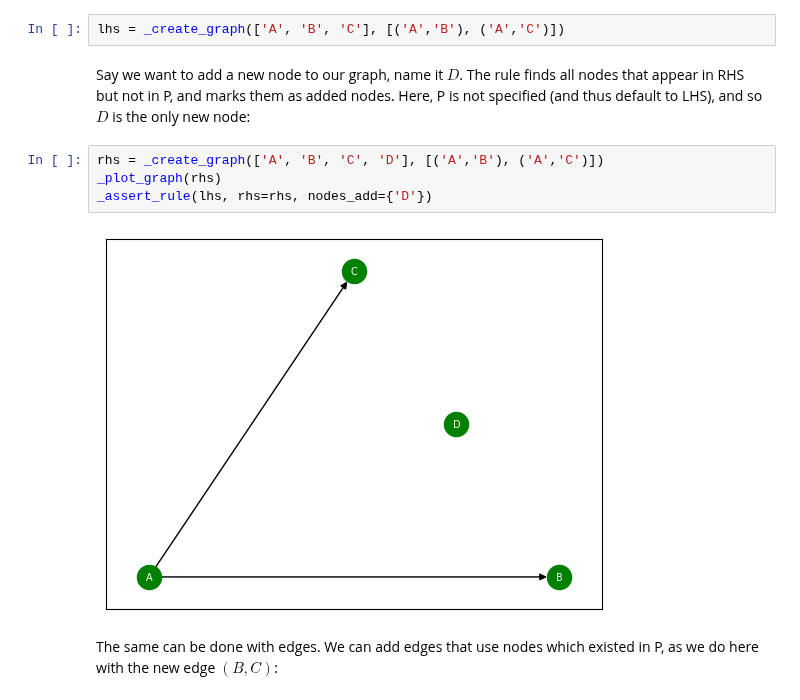
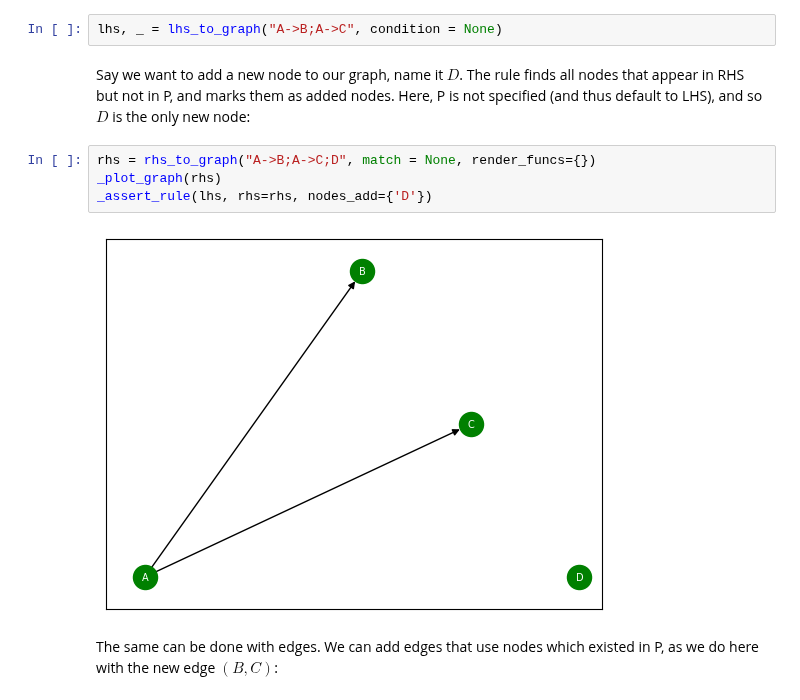
Before and after one commit to DeanLight/graph_rewrite, a Jupyter notebook: nbs/05_rules.ipynb, the cells around one changed output. Saved outputs shown, nothing was run; the diff lists cells and outputs as text.

```diff
--- a/nbs/05_rules.ipynb
+++ b/nbs/05_rules.ipynb
@@ -684,15 +681,15 @@ _assert_rule(lhs, p=p, nodes_clone={'B': {'B', 'B*1'}})
 # %% [markdown]
 We saw how we can use P to denote preservation, removal and cloning - with or without attributes - of LHS nodes. Up until now, RHS defaulted to a copy of P, denoting that we don't want to add anything to the graph. We will now overview the options RHS provides us. Begin by reseting LHS to be our initial, simple pattern without any attributes:
 # %%
-lhs = _create_graph(['A', 'B', 'C'], [('A','B'), ('A','C')])
+lhs, _ = lhs_to_graph("A->B;A->C", condition = None)
 # %% [markdown]
 Say we want to add a new node to our graph, name it $D$. The rule finds all nodes that appear in RHS but not in P, and marks them as added nodes. Here, P is not specified (and thus default to LHS), and so $D$ is the only new node:
 # %%
-rhs = _create_graph(['A', 'B', 'C', 'D'], [('A','B'), ('A','C')])
+rhs = rhs_to_graph("A->B;A->C;D", match = None, render_funcs={})
 _plot_graph(rhs)
 _assert_rule(lhs, rhs=rhs, nodes_add={'D'})
 # %% [output]
-[figure, old version]
+[figure, new version]
 # %% [markdown]
 The same can be done with edges. We can add edges that use nodes which existed in P, as we do here with the new edge $(B,C)$:
 # %%
```
Also changed, not shown: parts of 32 cells of this notebook, 6 other files.
